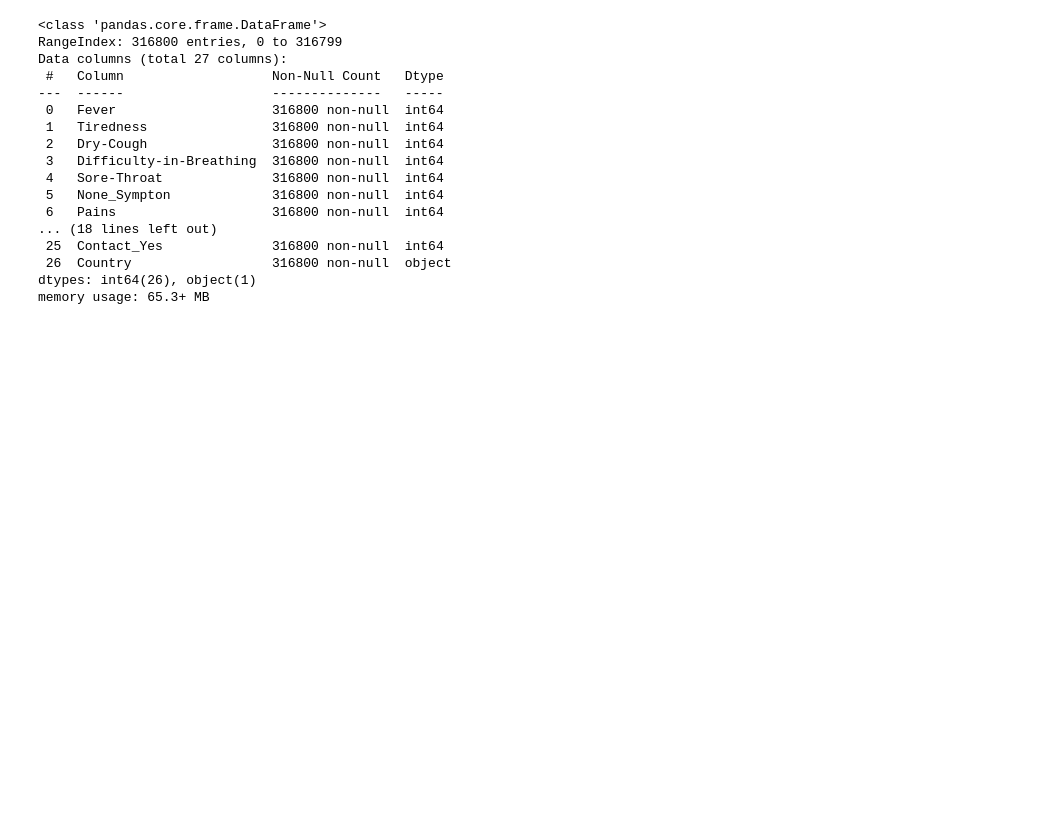
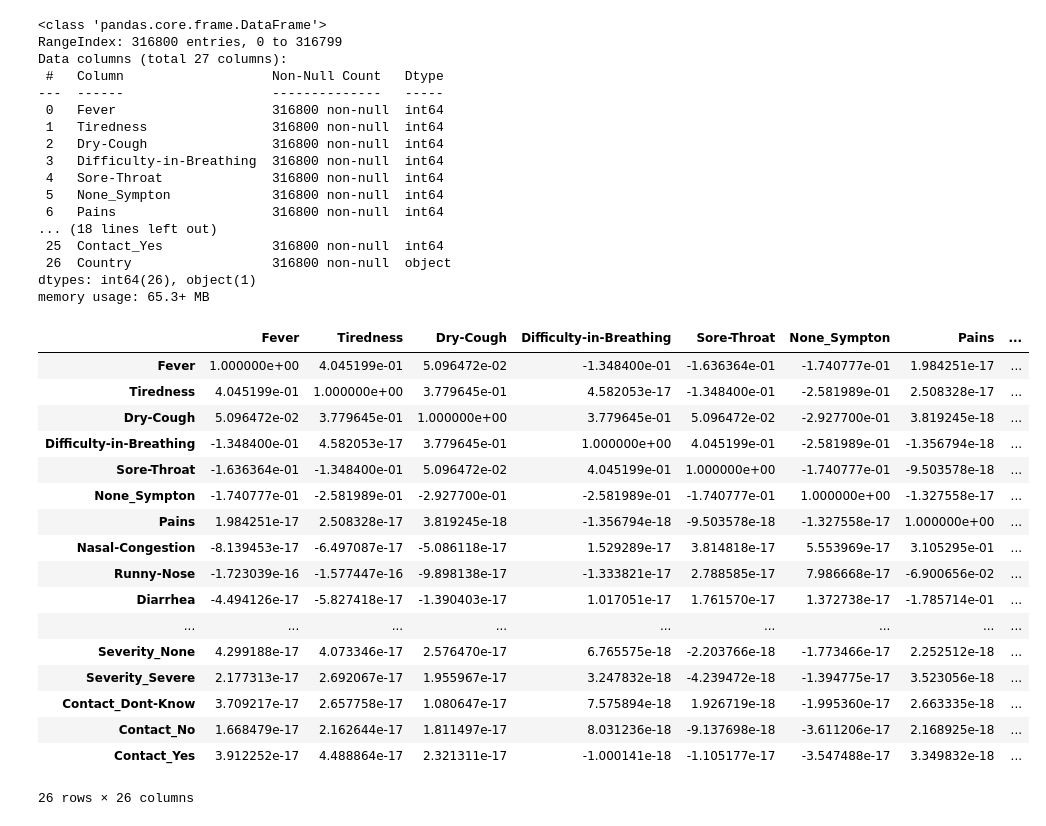
Before and after one commit to yahiamr/ML_UNsupervised, a Jupyter notebook: COVID19.ipynb, the cells around one changed output. Cells and saved outputs as stored; diff of their text form; code cells hidden in the pictures; blank space fills up the shorter version.

```diff
--- a/COVID19.ipynb
+++ b/COVID19.ipynb
@@ -50,3 +50,24 @@ Data columns (total 27 columns):
  26  Country                  316800 non-null  object
 dtypes: int64(26), object(1)
 memory usage: 65.3+ MB
+# %%
+df.corr()
+# %% [output]
+|  | Fever | Tiredness | Dry-Cough | Difficulty-in-Breathing | Sore-Throat | None_Sympton | Pains | ... |
+| Fever | 1.000000e+00 | 4.045199e-01 | 5.096472e-02 | -1.348400e-01 | -1.636364e-01 | -1.740777e-01 | 1.984251e-17 | ... |
+| Tiredness | 4.045199e-01 | 1.000000e+00 | 3.779645e-01 | 4.582053e-17 | -1.348400e-01 | -2.581989e-01 | 2.508328e-17 | ... |
+| Dry-Cough | 5.096472e-02 | 3.779645e-01 | 1.000000e+00 | 3.779645e-01 | 5.096472e-02 | -2.927700e-01 | 3.819245e-18 | ... |
+| Difficulty-in-Breathing | -1.348400e-01 | 4.582053e-17 | 3.779645e-01 | 1.000000e+00 | 4.045199e-01 | -2.581989e-01 | -1.356794e-18 | ... |
+| Sore-Throat | -1.636364e-01 | -1.348400e-01 | 5.096472e-02 | 4.045199e-01 | 1.000000e+00 | -1.740777e-01 | -9.503578e-18 | ... |
+| None_Sympton | -1.740777e-01 | -2.581989e-01 | -2.927700e-01 | -2.581989e-01 | -1.740777e-01 | 1.000000e+00 | -1.327558e-17 | ... |
+| Pains | 1.984251e-17 | 2.508328e-17 | 3.819245e-18 | -1.356794e-18 | -9.503578e-18 | -1.327558e-17 | 1.000000e+00 | ... |
+| Nasal-Congestion | -8.139453e-17 | -6.497087e-17 | -5.086118e-17 | 1.529289e-17 | 3.814818e-17 | 5.553969e-17 | 3.105295e-01 | ... |
+| Runny-Nose | -1.723039e-16 | -1.577447e-16 | -9.898138e-17 | -1.333821e-17 | 2.788585e-17 | 7.986668e-17 | -6.900656e-02 | ... |
+| Diarrhea | -4.494126e-17 | -5.827418e-17 | -1.390403e-17 | 1.017051e-17 | 1.761570e-17 | 1.372738e-17 | -1.785714e-01 | ... |
+| ... | ... | ... | ... | ... | ... | ... | ... | ... |
+| Severity_None | 4.299188e-17 | 4.073346e-17 | 2.576470e-17 | 6.765575e-18 | -2.203766e-18 | -1.773466e-17 | 2.252512e-18 | ... |
+| Severity_Severe | 2.177313e-17 | 2.692067e-17 | 1.955967e-17 | 3.247832e-18 | -4.239472e-18 | -1.394775e-17 | 3.523056e-18 | ... |
+| Contact_Dont-Know | 3.709217e-17 | 2.657758e-17 | 1.080647e-17 | 7.575894e-18 | 1.926719e-18 | -1.995360e-17 | 2.663335e-18 | ... |
+| Contact_No | 1.668479e-17 | 2.162644e-17 | 1.811497e-17 | 8.031236e-18 | -9.137698e-18 | -3.611206e-17 | 2.168925e-18 | ... |
+| Contact_Yes | 3.912252e-17 | 4.488864e-17 | 2.321311e-17 | -1.000141e-18 | -1.105177e-17 | -3.547488e-17 | 3.349832e-18 | ... |
+26 rows × 26 columns
```
Also changed, not shown: parts of 4 cells of this notebook.
